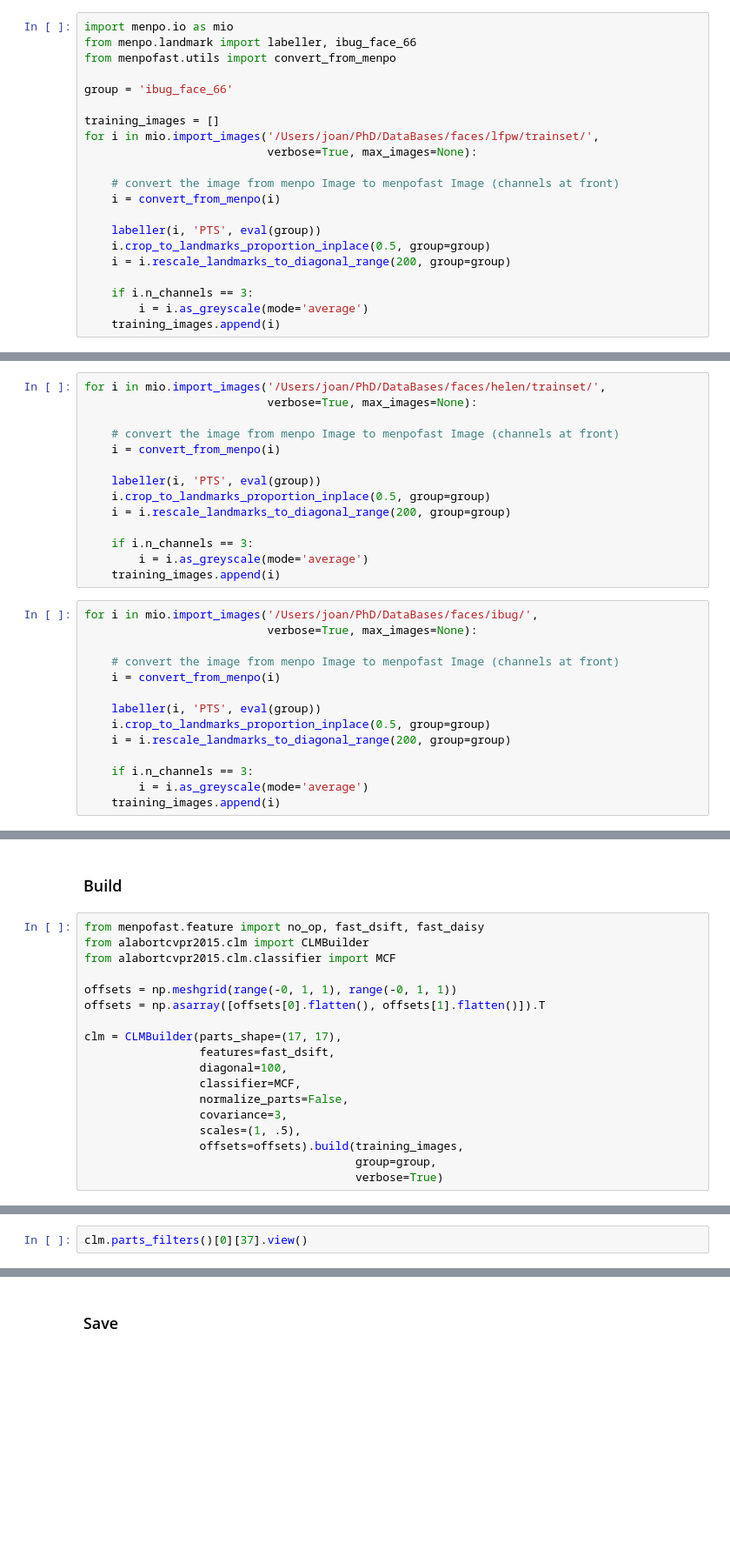
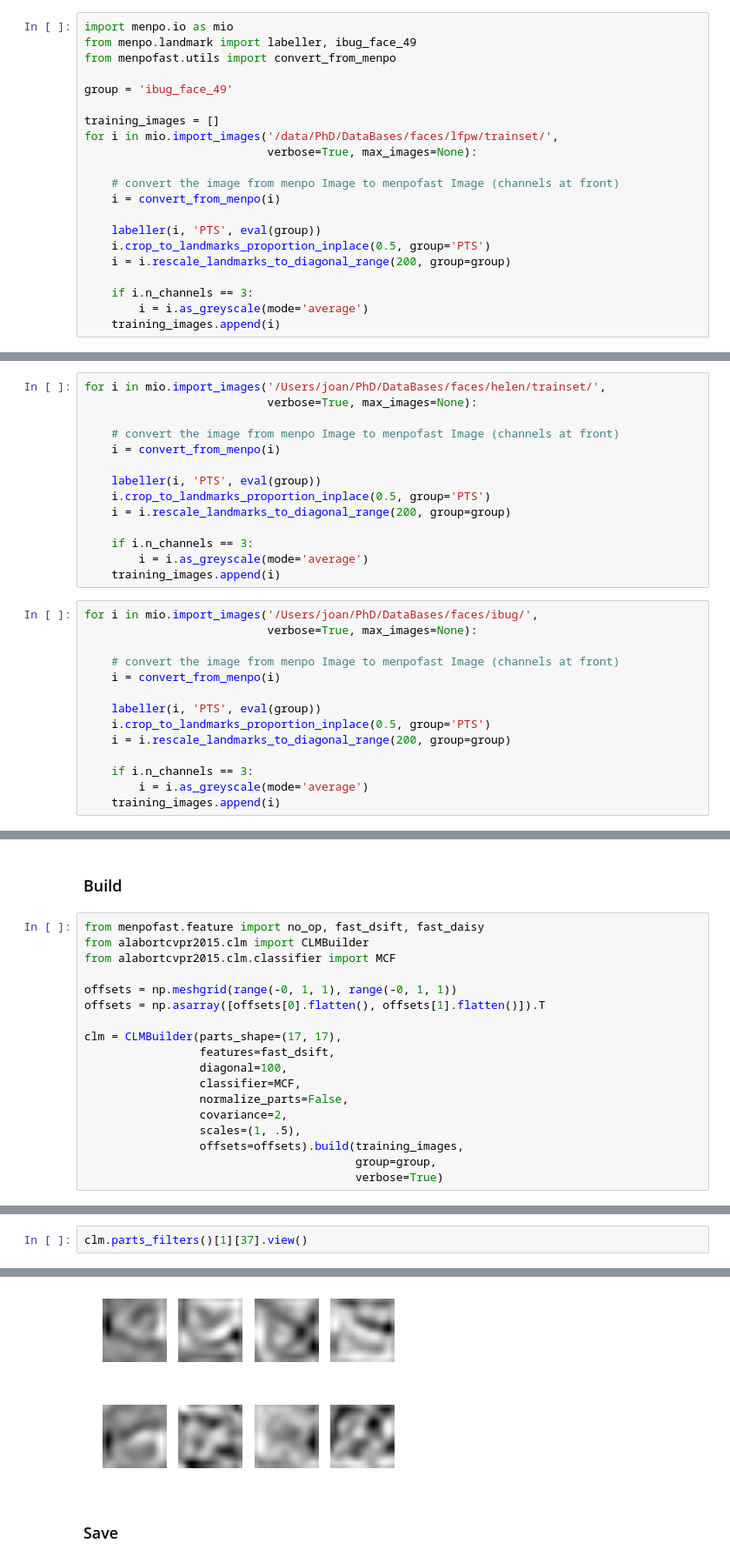
Before and after one commit to VLAM3D/alabortcvpr2015, a Jupyter notebook: notebooks/CLMs/Build CLMs.ipynb, the cells around one changed output, grey strips where cells are left out. Shown at 87% size. Saved outputs shown, nothing was run; the diff lists cells and outputs as text; blank space fills up the shorter version.

```diff
--- a/notebooks/CLMs/Build CLMs.ipynb
+++ b/notebooks/CLMs/Build CLMs.ipynb
@@ -5,20 +7,20 @@
 # Load training data
 # %%
 import menpo.io as mio
-from menpo.landmark import labeller, ibug_face_66
+from menpo.landmark import labeller, ibug_face_49
 from menpofast.utils import convert_from_menpo
 
-group = 'ibug_face_66'
+group = 'ibug_face_49'
 
 training_images = []
-for i in mio.import_images('/Users/joan/PhD/DataBases/faces/lfpw/trainset/',
+for i in mio.import_images('/data/PhD/DataBases/faces/lfpw/trainset/',
                            verbose=True, max_images=None):
 
     # convert the image from menpo Image to menpofast Image (channels at front)
     i = convert_from_menpo(i)
 
     labeller(i, 'PTS', eval(group))
-    i.crop_to_landmarks_proportion_inplace(0.5, group=group)
+    i.crop_to_landmarks_proportion_inplace(0.5, group='PTS')
     i = i.rescale_landmarks_to_diagonal_range(200, group=group)
 
     if i.n_channels == 3:
@@ -32,7 +36,7 @@ for i in mio.import_images('/Users/joan/PhD/DataBases/faces/helen/trainset/',
     i = convert_from_menpo(i)
 
     labeller(i, 'PTS', eval(group))
-    i.crop_to_landmarks_proportion_inplace(0.5, group=group)
+    i.crop_to_landmarks_proportion_inplace(0.5, group='PTS')
     i = i.rescale_landmarks_to_diagonal_range(200, group=group)
 
     if i.n_channels == 3:
@@ -46,7 +50,7 @@ for i in mio.import_images('/Users/joan/PhD/DataBases/faces/ibug/',
     i = convert_from_menpo(i)
 
     labeller(i, 'PTS', eval(group))
-    i.crop_to_landmarks_proportion_inplace(0.5, group=group)
+    i.crop_to_landmarks_proportion_inplace(0.5, group='PTS')
     i = i.rescale_landmarks_to_diagonal_range(200, group=group)
 
     if i.n_channels == 3:
@@ -73,7 +79,7 @@ clm = CLMBuilder(parts_shape=(17, 17),
                  diagonal=100,
                  classifier=MCF,
                  normalize_parts=False,
-                 covariance=3,
+                 covariance=2,
                  scales=(1, .5),
                  offsets=offsets).build(training_images,
                                         group=group,
@@ -81,2 +89,3 @@ clm = CLMBuilder(parts_shape=(17, 17),
 # %%
-clm.parts_filters()[0][37].view()
+clm.parts_filters()[1][37].view()
+# %% [output]
@@ -83,3 +93,4 @@ clm.parts_filters()[0][37].view()
+[figure, added]
 # %% [markdown]
 ### Save
 # %%
```
Also changed, not shown: parts of 6 cells of this notebook, 11 other files.
